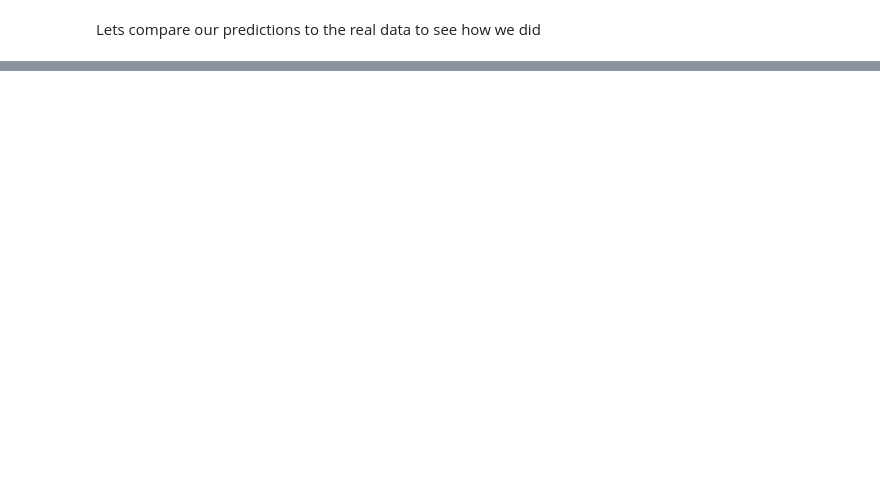
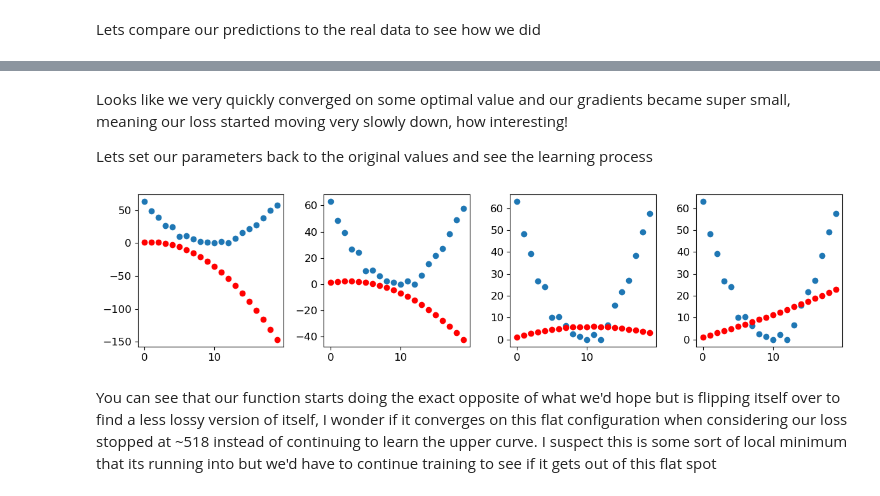
Before and after one commit to nglillywhite/blog, a Jupyter notebook: posts/2022-12-29-Fastai Chapter 3.ipynb, the cells around one changed output, grey strips where cells are left out. Saved outputs shown, nothing was run; the diff lists cells and outputs as text; code cells hidden in the pictures; blank space fills up the shorter version.

Commit message:
Slowly putting it all together

```diff
--- a/posts/2022-12-29-Fastai Chapter 3.ipynb
+++ b/posts/2022-12-29-Fastai Chapter 3.ipynb
@@ -1291,0 +1329,9 @@ AttributeError: 'NoneType' object has no attribute 'plt'
+# %%
+def step(params, show_results=True):
+    preds = f(time,params)
+    loss = mse(preds,noise)
+    loss.backward()
+    params.data -= learning_rate * params.grad.data
+    params.grad = None
+    if show_results: print(loss.item())
+    return preds
@@ -1291,0 +1355,15 @@ AttributeError: 'NoneType' object has no attribute 'plt'
+# %% [markdown]
+Looks like we very quickly converged on some optimal value and our gradients became super small, meaning our loss started moving very slowly down, how interesting!
+
+Lets set our parameters back to the original values and see the learning process
+# %%
+# Reset back to original parameters
+params = original_params.detach().requires_grad_()
+
+_, axs = plt.subplots(1,4,figsize=(12,3))
+for ax in axs: show_preds(step(params,False), ax)
+plt.tight_layout()
+# %% [output]
+[figure, added]
+# %% [markdown]
+You can see that our function starts doing the exact opposite of what we'd hope but is flipping itself over to find a less lossy version of itself, I wonder if it converges on this flat configuration when considering our loss stopped at ~518 instead of continuing to learn the upper curve. I suspect this is some sort of local minimum that its running into but we'd have to continue training to see if it gets out of this flat spot
```
Also changed, not shown: parts of 90 cells of this notebook.
